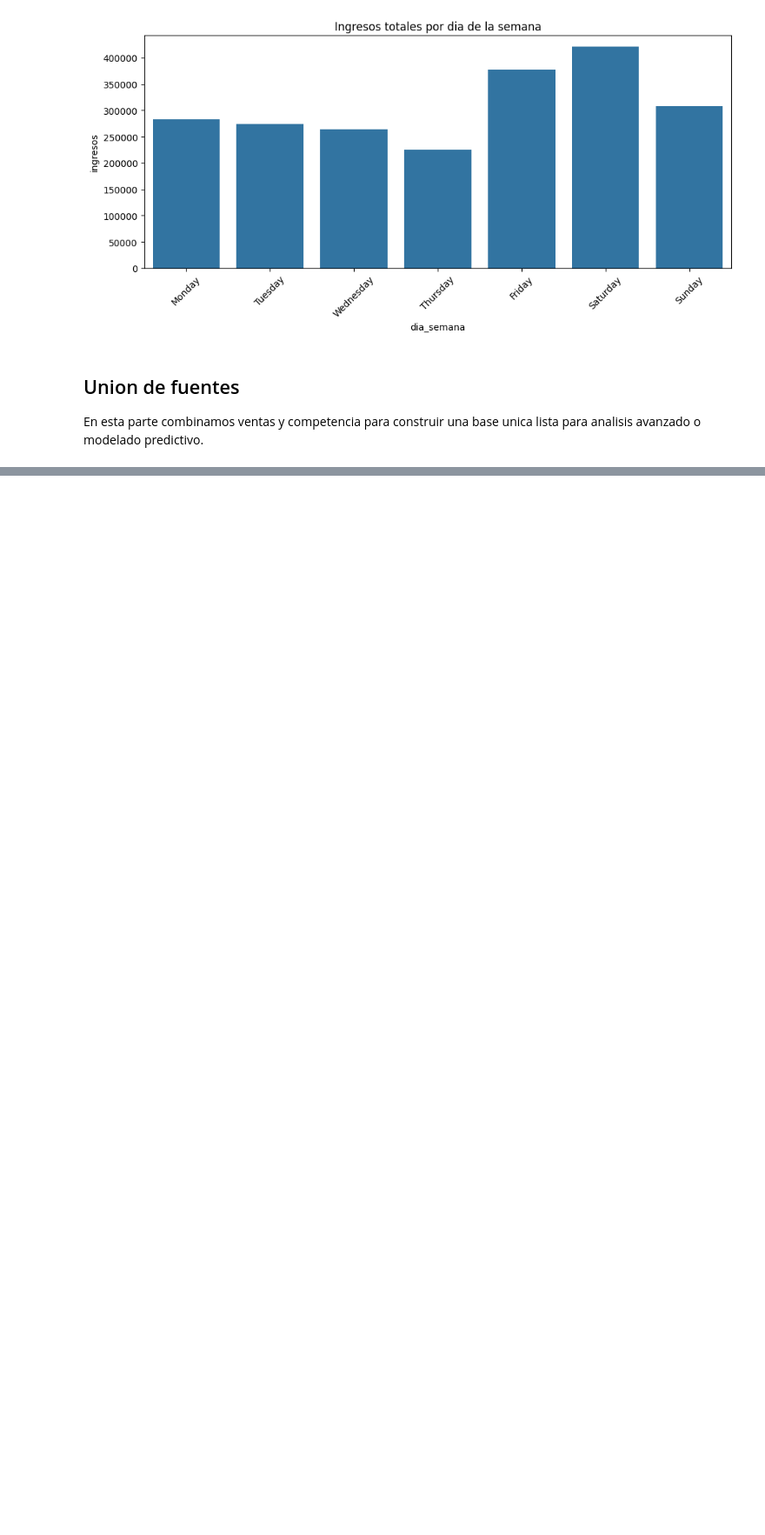
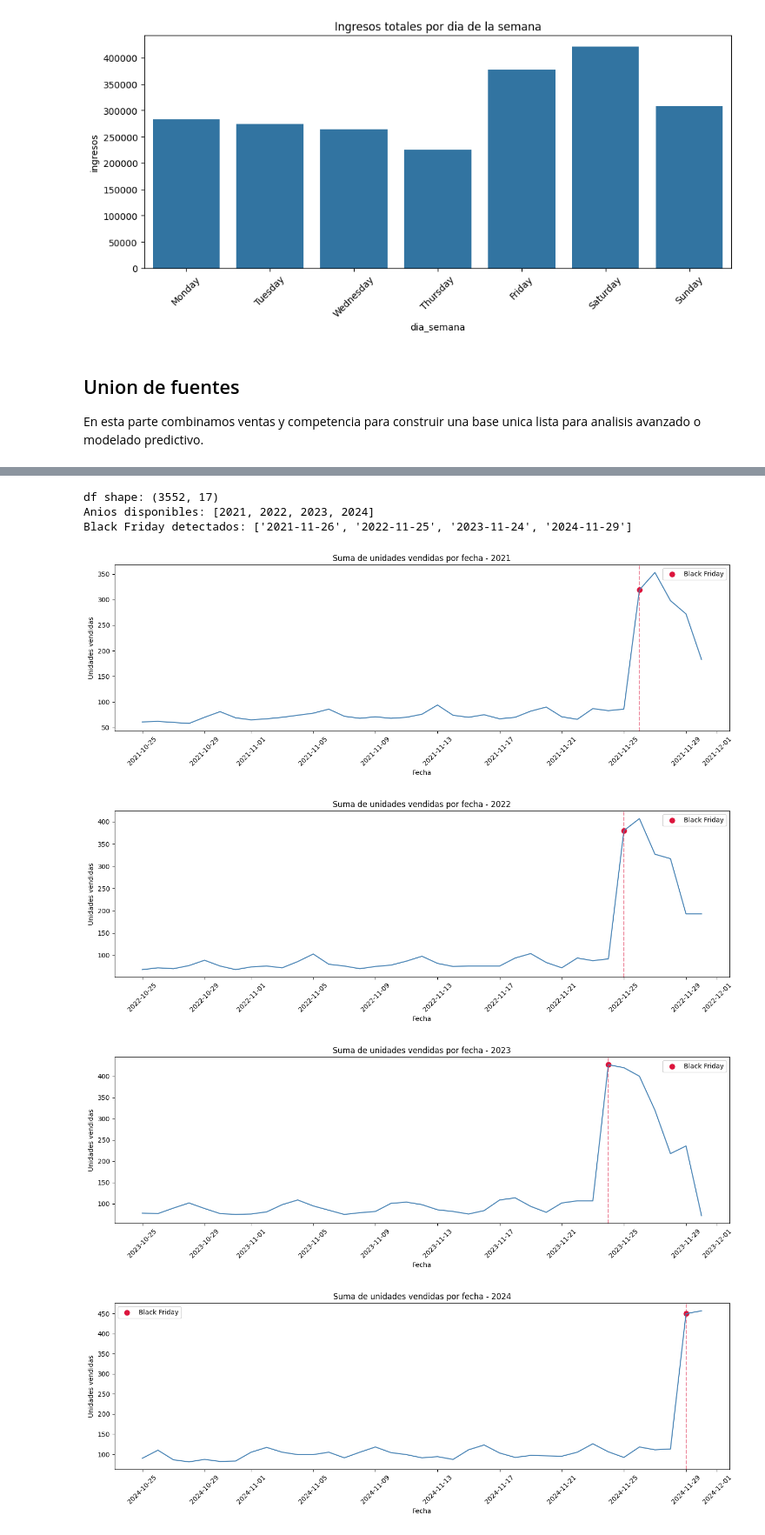
Before and after one commit to edgareem/forecastingVentas, a Jupyter notebook: notebooks/entrenamiento.ipynb, the cells around one changed output, grey strips where cells are left out. Shown at 87% size. Drawn from its saved outputs; the diff is of its cells as text; code cells hidden in the pictures; blank space fills up the shorter version.

Commit message:
terminamos el analisis general df

```diff
--- a/notebooks/entrenamiento.ipynb
+++ b/notebooks/entrenamiento.ipynb
@@ -424,0 +448,63 @@ Columnas de df:
+# %%
+# Objetivo: preparar variables auxiliares para el analisis exploratorio.
+# Explicacion negocio: estas variables permiten leer mejor el comportamiento temporal,
+# identificar eventos comerciales y segmentar el rendimiento por dimensiones de negocio.
+df['fecha'] = pd.to_datetime(df['fecha'], errors='coerce')
+df['anio'] = df['fecha'].dt.year
+df['mes'] = df['fecha'].dt.month
+df['dia_semana'] = df['fecha'].dt.day_name()
+
+def black_friday(fecha):
+    return fecha.month == 11 and fecha.weekday() == 4 and 23 <= fecha.day <= 29
+
+df['es_black_friday'] = df['fecha'].apply(black_friday)
+
+print('df shape:', df.shape)
+print('Anios disponibles:', sorted(df['anio'].dropna().unique().tolist()))
+print('Black Friday detectados:', sorted(df.loc[df['es_black_friday'], 'fecha'].dt.strftime('%Y-%m-%d').unique().tolist()))
+# %% [output]
+df shape: (3552, 17)
+Anios disponibles: [2021, 2022, 2023, 2024]
+Black Friday detectados: ['2021-11-26', '2022-11-25', '2023-11-24', '2024-11-29']
+# %%
+# Objetivo: visualizar la evolucion temporal de las unidades vendidas en cada anio.
+# Explicacion negocio: este analisis ayuda a detectar estacionalidad, picos de demanda
+# y el impacto de eventos comerciales como Black Friday.
+ventas_anuales_df = (
+    df.groupby(['anio', 'fecha'], as_index=False)['unidades_vendidas']
+      .sum()
+      .sort_values(['anio', 'fecha'])
+)
+
+black_friday_df = ventas_anuales_df[ventas_anuales_df['fecha'].apply(black_friday)].copy()
+
+for anio in sorted(ventas_anuales_df['anio'].dropna().unique()):
+    ventas_anio_df = ventas_anuales_df[ventas_anuales_df['anio'] == anio].copy()
+    black_friday_anio_df = black_friday_df[black_friday_df['anio'] == anio].copy()
+
+    plt.figure(figsize=(14, 5))
+    sns.lineplot(data=ventas_anio_df, x='fecha', y='unidades_vendidas', color='steelblue')
+
+    if not black_friday_anio_df.empty:
+        sns.scatterplot(
+            data=black_friday_anio_df,
+            x='fecha',
+            y='unidades_vendidas',
+            color='crimson',
+            s=90,
+            label='Black Friday'
+        )
+        for _, fila in black_friday_anio_df.iterrows():
+            plt.axvline(fila['fecha'], color='crimson', linestyle='--', alpha=0.5)
+
+    plt.title(f'Suma de unidades vendidas por fecha - {anio}')
+    plt.xlabel('Fecha')
+    plt.ylabel('Unidades vendidas')
+    plt.xticks(rotation=45)
+    plt.tight_layout()
+    plt.show()
+# %% [output]
+[figure, added]
+[figure, added]
+[figure, added]
+[figure, added]
```
Also changed, not shown: parts of 8 cells of this notebook.
